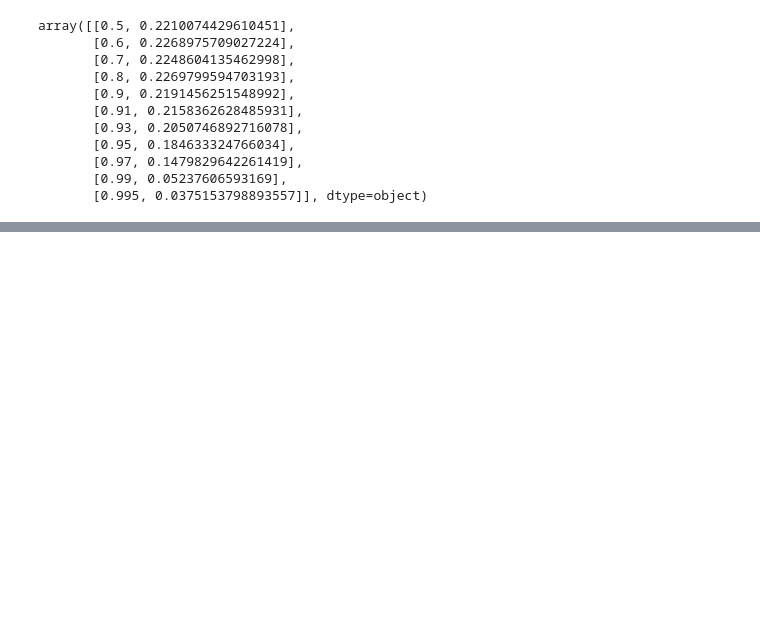
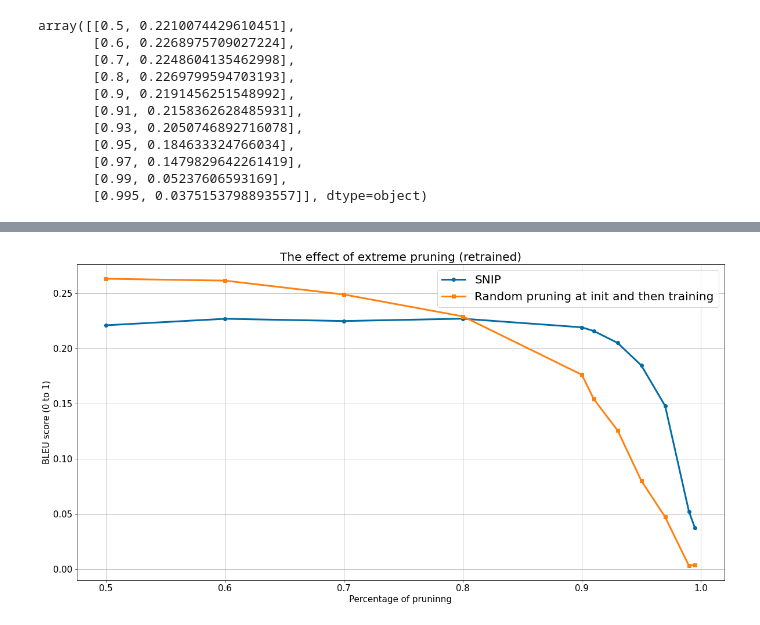
Before and after one commit to Kyrylo-Shyvam/LSTM-Pruning, a Jupyter notebook: notebooks/make-charts2.ipynb, the cells around one changed output, grey strips where cells are left out. Drawn from its saved outputs; the diff is of its cells as text; code cells hidden in the pictures; blank space fills up the shorter version.

Commit message:
Added a Snip baseline.

```diff
--- a/notebooks/make-charts2.ipynb
+++ b/notebooks/make-charts2.ipynb
@@ -442,3 +443,6 @@ array([[0.5, 0.2210074429610451],
        [0.97, 0.1479829642261419],
        [0.99, 0.05237606593169],
        [0.995, 0.0375153798893557]], dtype=object)
+# %%
+df = pd.read_csv('./data/snip-baseline.csv')
+df
@@ -444,0 +462,3 @@ array([[0.5, 0.2210074429610451],
+# %%
+baseline = df.to_numpy()[:,1:]
+baseline
@@ -444,0 +477,24 @@ array([[0.5, 0.2210074429610451],
+# %%
+_,ax=plt.subplots(1,1, figsize=(20,10))
+markers = ['o', 's', 'D', 'v']
+
+numbers = [snip_arr, baseline]
+
+for i,j,name,array in zip(range(0,2),markers,['SNIP','Random pruning at init and then training'],numbers):
+    index = np.argsort(array[:,0])
+    plt.plot(array[index,0],array[index,1],marker=j,label=name,linewidth=3)
+# print(arr)
+# plt.plot(snip_arr[4:,0],snip_arr[4:,1],marker='v',label='SNIP (without retraining)',linewidth=3)
+plt.legend(prop={'size': 20})
+# plt.xticks(list(array[index,0]))
+
+plt.tick_params(axis='x', labelsize=15)
+plt.tick_params(axis='y', labelsize=15)
+ax.set_xlabel('Percentage of pruninng',fontsize=15)
+ax.set_ylabel('BLEU score (0 to 1)',fontsize=15)
+ax.set_title('The effect of extreme pruning (retrained)', fontsize=20,alpha=1)
+plt.grid()
+# plt.show()
+plt.savefig('SNIP-baseline.png')
+# %% [output]
+[figure, added]
```
Also changed, not shown: parts of 3 cells of this notebook, 2 other files.
